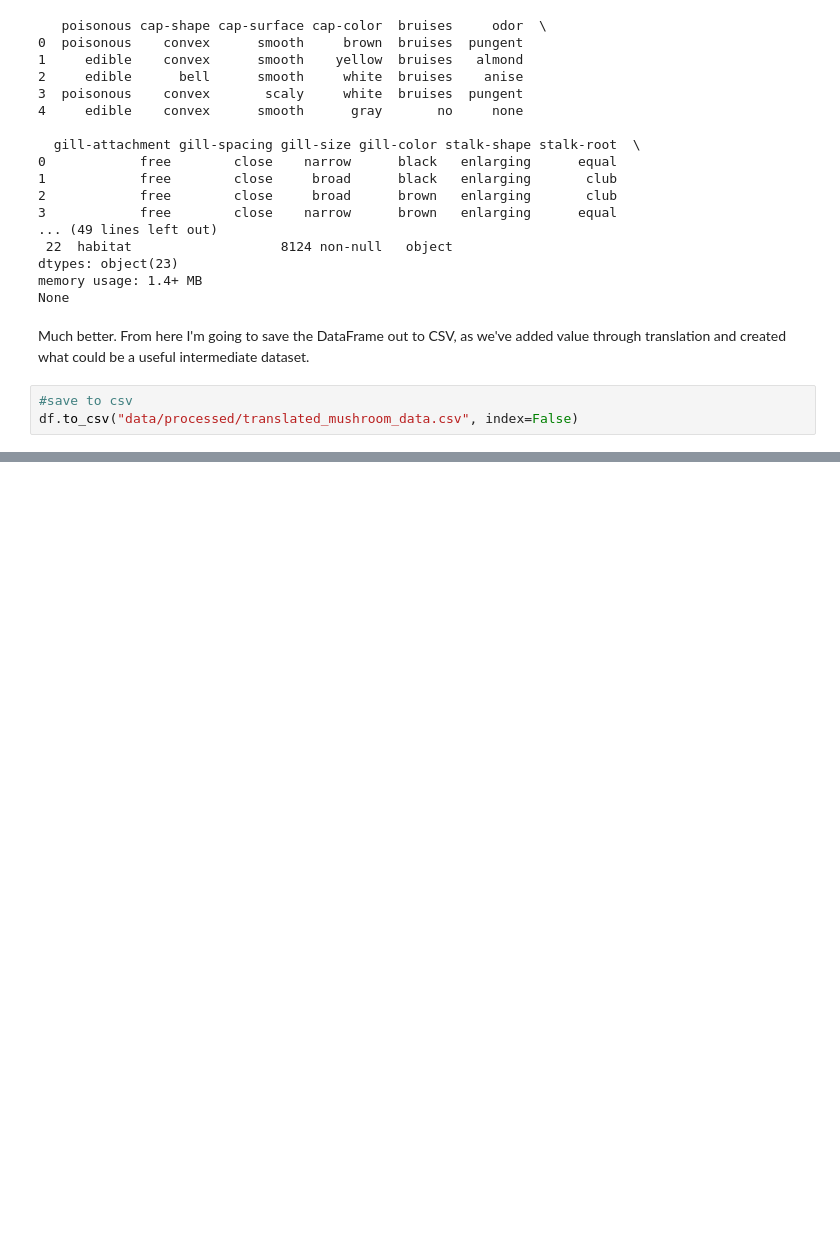
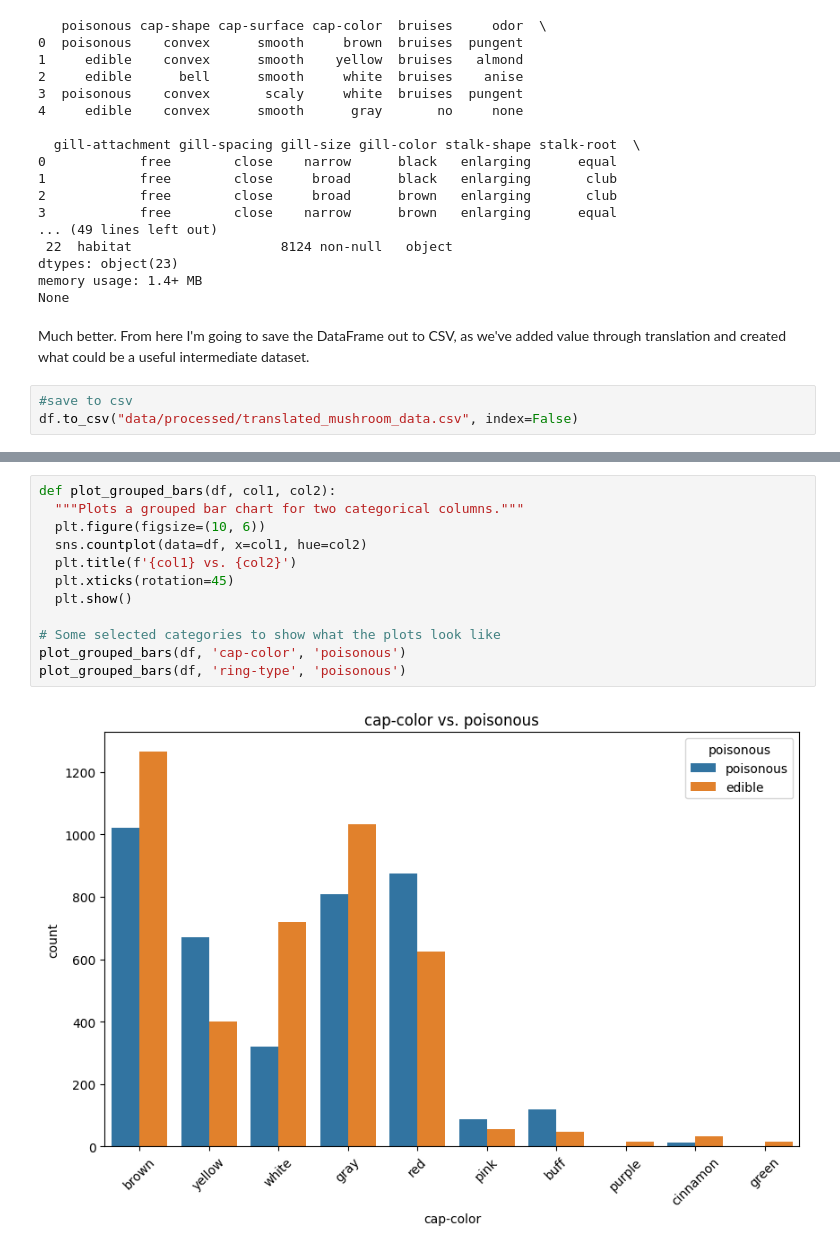
Before and after one commit to aarongilly/44-670-midterm, a Jupyter notebook: midterm_gillespie.ipynb, the cells around one changed output, grey strips where cells are left out. Saved outputs shown, nothing was run; the diff lists cells and outputs as text; blank space fills up the shorter version.

```diff
--- a/midterm_gillespie.ipynb
+++ b/midterm_gillespie.ipynb
@@ -188,0 +280,14 @@ Another potential (at this point) issue is that **all features are currently tex
+# %%
+def plot_grouped_bars(df, col1, col2):
+  """Plots a grouped bar chart for two categorical columns."""
+  plt.figure(figsize=(10, 6))
+  sns.countplot(data=df, x=col1, hue=col2)
+  plt.title(f'{col1} vs. {col2}')
+  plt.xticks(rotation=45)
+  plt.show()
+
+# Some selected categories to show what the plots look like
+plot_grouped_bars(df, 'cap-color', 'poisonous')
+plot_grouped_bars(df, 'ring-type', 'poisonous')
+# %% [output]
+[figure, added]
```
Also changed, not shown: parts of 54 cells of this notebook, 4 other files.
